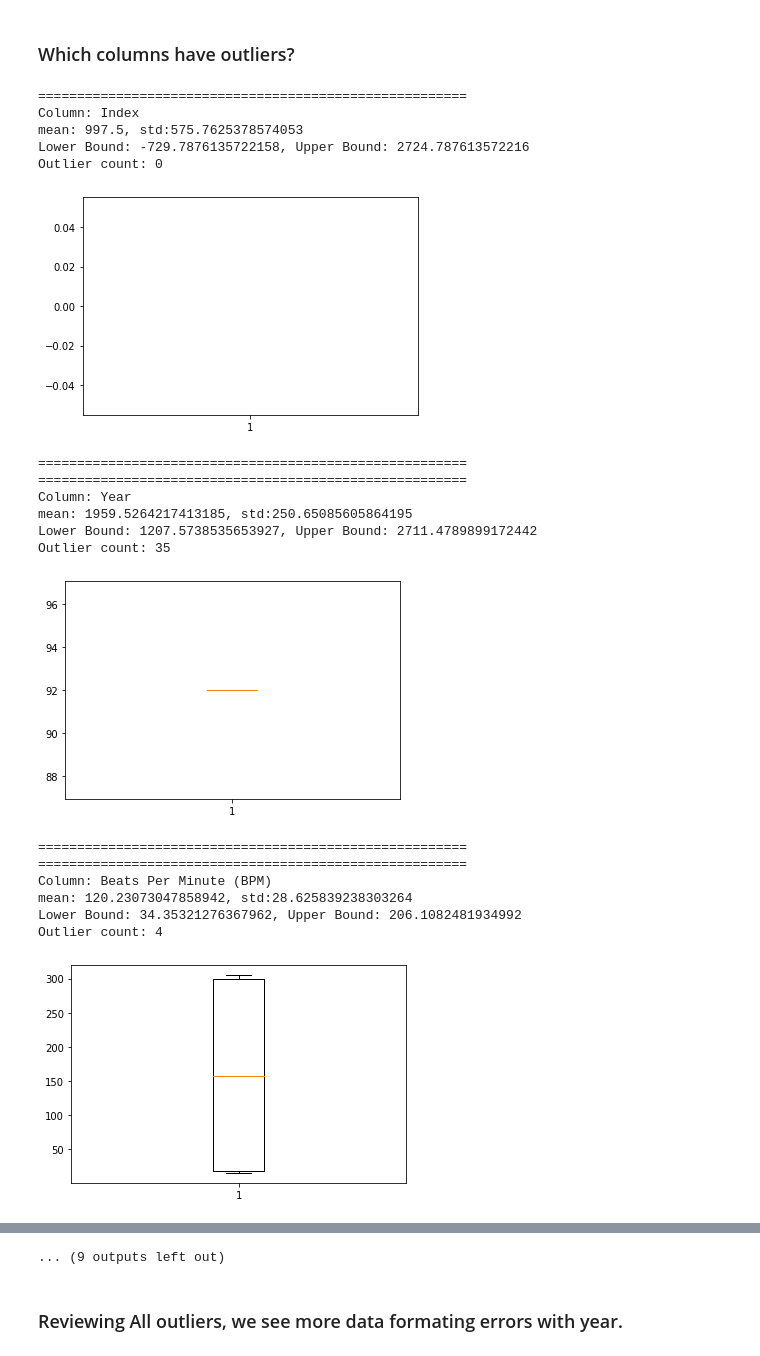
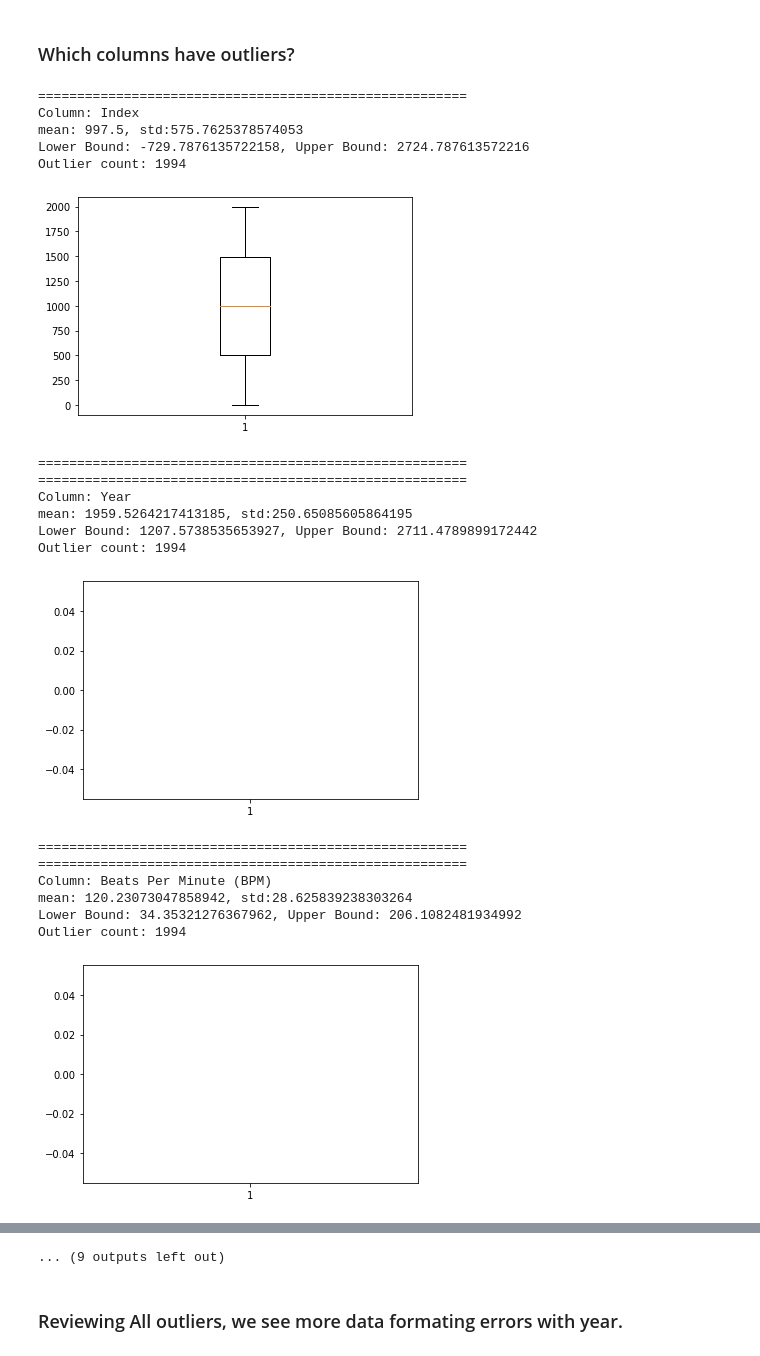
Before and after one commit to tomseeber/data_cleaning_stage3, a Jupyter notebook: datacleaning.ipynb, the cells around one changed output, grey strips where cells are left out. Cells and saved outputs as stored; diff of their text form; code cells hidden in the pictures.

```diff
--- a/datacleaning.ipynb
+++ b/datacleaning.ipynb
@@ -400,40 +400,40 @@ cleancols_df.describe()
 # %%
 #Check each column for outliers
 
 for column in cleancols_df.columns:
     if(pd.api.types.is_numeric_dtype(cleancols_df[column])):
         mean = cleancols_df[column].mean()
         std = cleancols_df[column].std()
         new_df = cleancols_df[(cleancols_df[column] < (mean - 3 * std)) | (cleancols_df[column] > (mean + 3 * std))]
         print(f'=======================================================')
         print(f'Column: {column}')
         print(f'mean: {mean}, std:{std}')
         print(f'Lower Bound: {mean - 3 * std}, Upper Bound: {mean + 3 * std}')
-        print(f'Outlier count: {new_df.shape[0]} ')
-        plt.boxplot(new_df[column])
+        print(f'Outlier count: {cleancols_df.shape[0]} ')
+        plt.boxplot(cleancols_df[column])
         plt.show()
         print(f'=======================================================')
 # %% [output]
 =======================================================
 Column: Index
 mean: 997.5, std:575.7625378574053
 Lower Bound: -729.7876135722158, Upper Bound: 2724.787613572216
-Outlier count: 0
+Outlier count: 1994
-[figure, old version]
+[figure, new version]
 =======================================================
 =======================================================
 Column: Year
 mean: 1959.5264217413185, std:250.65085605864195
 Lower Bound: 1207.5738535653927, Upper Bound: 2711.4789899172442
-Outlier count: 35
+Outlier count: 1994
-[figure, old version]
+[figure, new version]
 =======================================================
 =======================================================
 Column: Beats Per Minute (BPM)
 mean: 120.23073047858942, std:28.625839238303264
 Lower Bound: 34.35321276367962, Upper Bound: 206.1082481934992
-Outlier count: 4
+Outlier count: 1994
-[figure, old version]
+[figure, new version]
 =======================================================
 =======================================================
 Column: Energy
```
Also changed, not shown: parts of 2 cells of this notebook, 2 other files.
